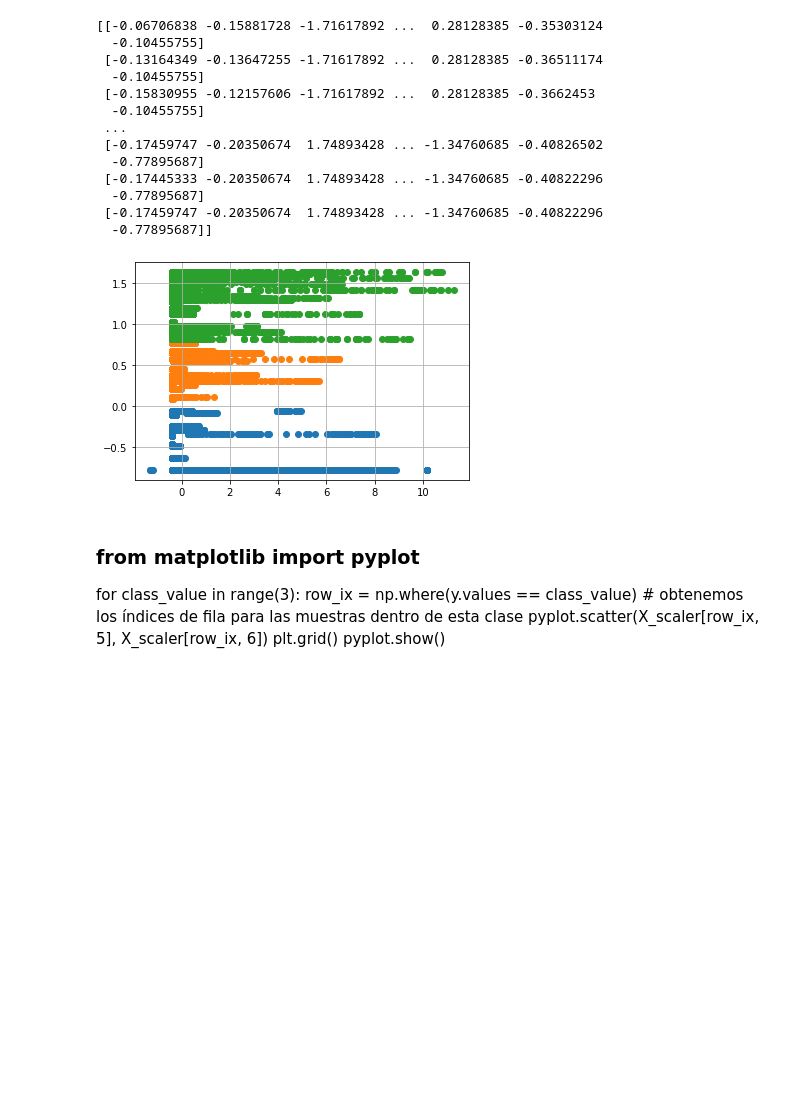
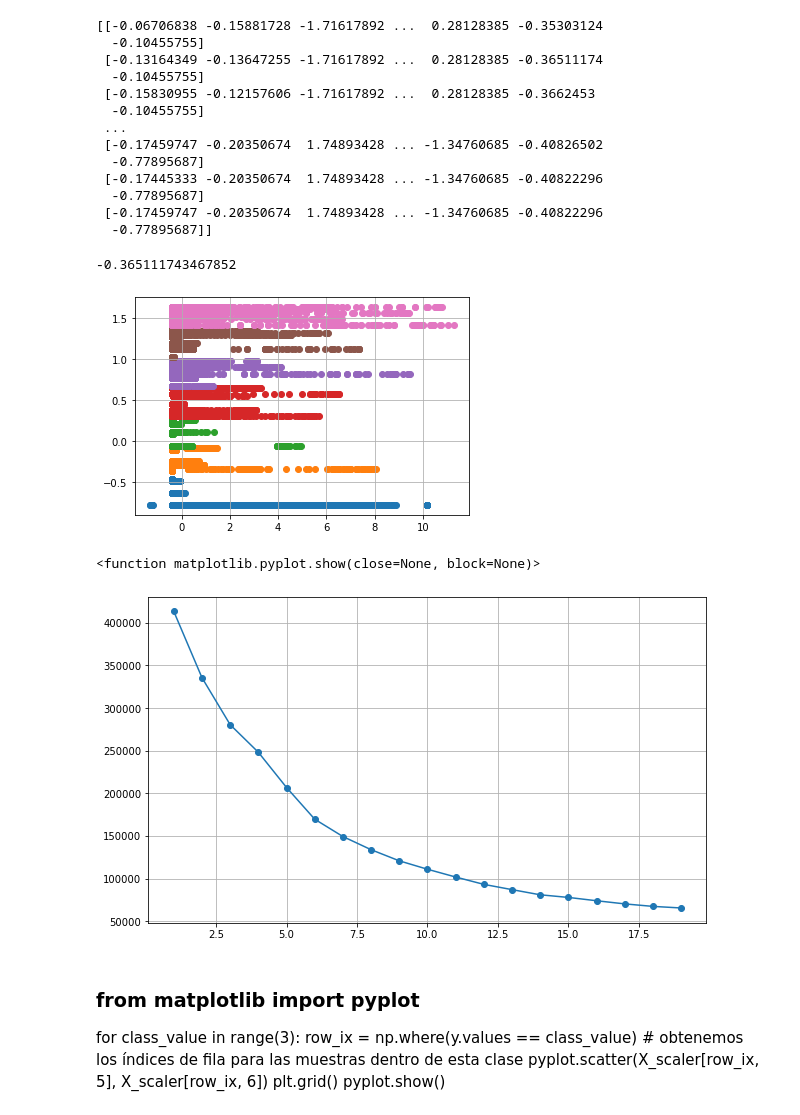
Before and after one commit to villagranp/DEV_Python, a Jupyter notebook: UNIR IA3/Tarea3_IA.ipynb, the cells around one changed output. Drawn from its saved outputs; the diff is of its cells as text; code cells hidden in the pictures; blank space fills up the shorter version.

```diff
--- a/UNIR IA3/Tarea3_IA.ipynb
+++ b/UNIR IA3/Tarea3_IA.ipynb
@@ -294,13 +317,17 @@ print(X_scaler)
   -0.77895687]
  [-0.17459747 -0.20350674  1.74893428 ... -1.34760685 -0.40822296
   -0.77895687]]
+# %%
+X_scaler[1,5]
+# %% [output]
+-0.365111743467852
 # %%
 #Grupos de relación entre el casos acumulados de covid y el porcentaje de sanidad
 from matplotlib import pyplot
-for class_value in range(3):
+for class_value in range(7):
     row_ix = np.where(y.values == class_value) # obtenemos los índices de fila para las muestras dentro de es ta clase
     pyplot.scatter(X_scaler[row_ix, 5], X_scaler[row_ix, 6])
 plt.grid()
 pyplot.show()
 # %% [output]
-[figure, old version]
+[figure, new version]
@@ -307,3 +343,16 @@ pyplot.show()
+# %%
+import matplotlib.pyplot as plt
+
+plt.figure(figsize = [10,6])
+plt.title = "Metodo del Codo"
+plt.xlabel = "No. de Clusters"
+plt.ylabel = "Inercia"
+plt.plot( list(range(1,20)), inercia, marker="o" )
+plt.grid(True)
+plt.show
+# %% [output]
+<function matplotlib.pyplot.show(close=None, block=None)>
+[figure, added]
 # %% [markdown]
 ### from matplotlib import pyplot
 for class_value in range(3):
```
Also changed, not shown: parts of 13 cells of this notebook, 2 other files.
